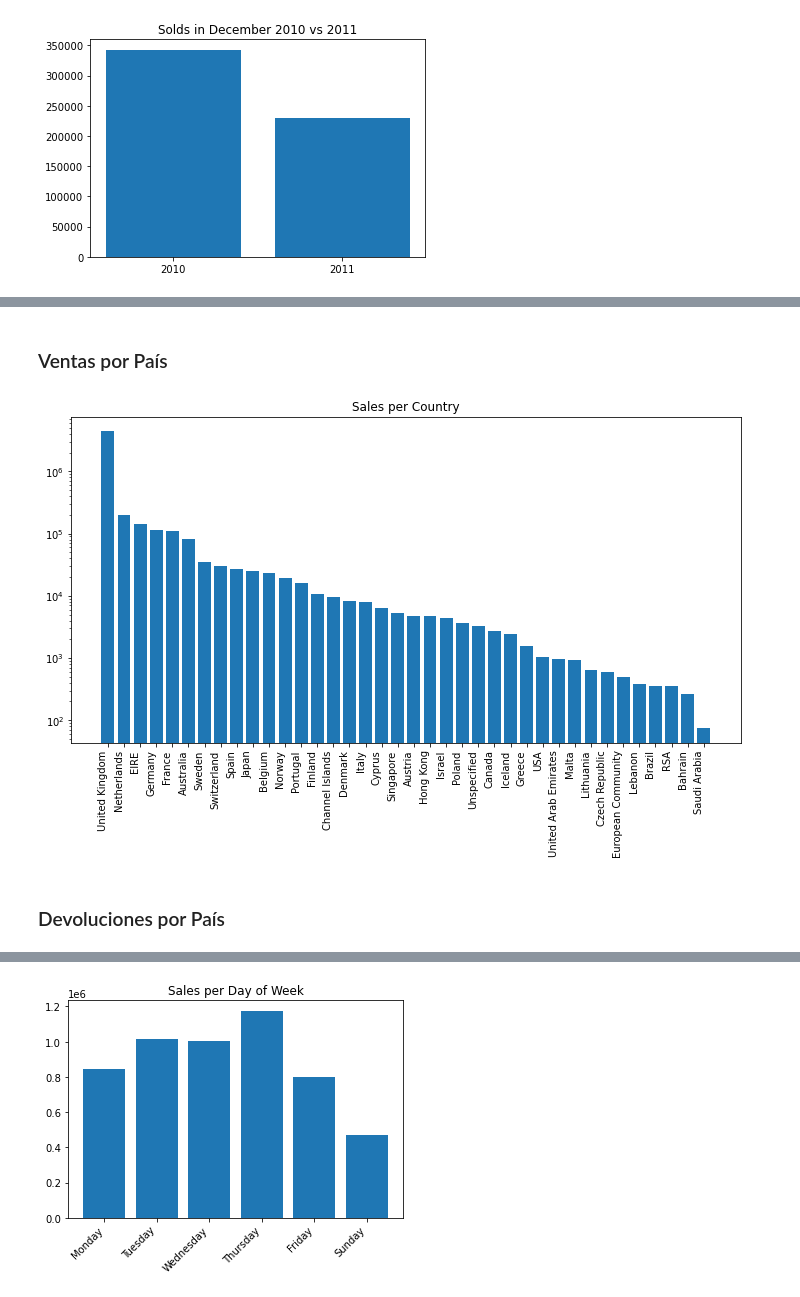
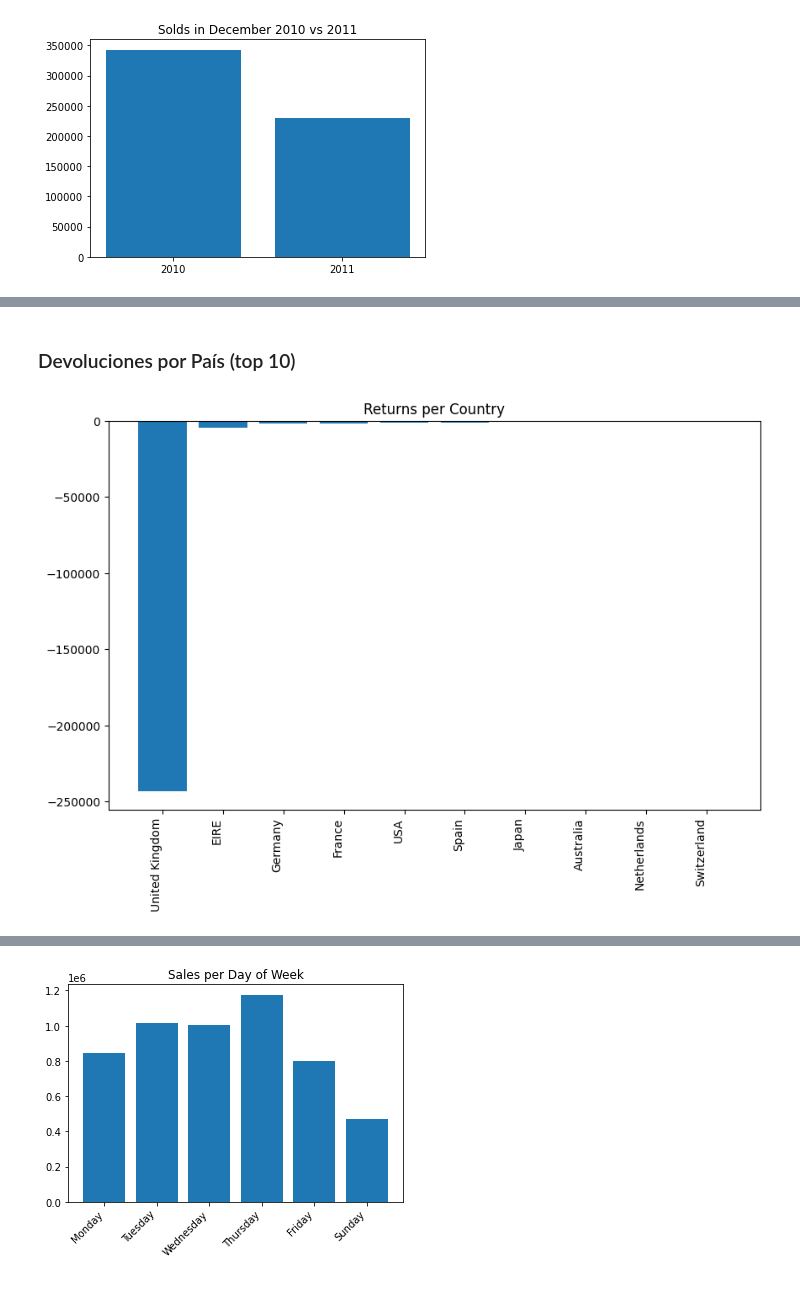
Before and after one commit to AnnLivio/EDA_on_retail_data, a Jupyter notebook: online_retail.ipynb, the cells around one changed output, grey strips where cells are left out. Cells and saved outputs as stored; diff of their text form; code cells hidden in the pictures.

```diff
--- a/online_retail.ipynb
+++ b/online_retail.ipynb
@@ -329,9 +330,13 @@ df.describe(include='all')
 | 75% | NaN | NaN | NaN | 10.000000 | NaN | 4.130000 | 16794.000000 | NaN | 11.000000 | ... |
 | max | NaN | NaN | NaN | 80995.000000 | NaN | 649.500000 | 18287.000000 | NaN | 12.000000 | ... |
 # %%
-num_col = ['Quantity', 'UnitPrice', 'SubTotal']
-Q1 = df[num_col].quantile(0.25)
-Q3 = df[num_col].quantile(0.75)
+# Convert relevant columns to numeric types before calculating quantiles
+for column in ['Quantity', 'UnitPrice', 'SubTotal']:
+    df[column] = pd.to_numeric(df[column], errors='coerce')
+
+cols = ['Quantity', 'UnitPrice', 'SubTotal']
+Q1 = df[cols].quantile(0.25)
+Q3 = df[cols].quantile(0.75)
 IQR = Q3 - Q1
 
 print("IQR")
@@ -428,18 +444,18 @@ df_1.sort_values('Total_sales', ascending=False).head()
 # %% [markdown]
-### Ventas por País
+### Devoluciones por País (top 10)
 # %%
-res = df_1.sort_values('Total_sales', ascending=False)
-plt.figure(figsize=(12,6))
-plt.bar(res['Country'], res['Total_sales'])
+#Returns per Country 2011
+results = df.query('Year == 2011 and Quantity <0').groupby('Country')['Quantity'].sum().reset_index().sort_values('Quantity')
 
-plt.title('Sales per Country')
+#Select the top 10
+results = results.iloc[0:10,]
 
+plt.figure(figsize=(10,6))
+plt.bar(results['Country'], results['Quantity'])
+
+plt.title('Returns per Country')
 plt.xticks(rotation='vertical', horizontalalignment='right')
 
-plt.yscale('log')
-
 plt.show()
 # %% [output]
-[figure, old version]
+[figure, new version]
-# %% [markdown]
-### Devoluciones por País
```
Also changed, not shown: parts of 41 cells of this notebook.
